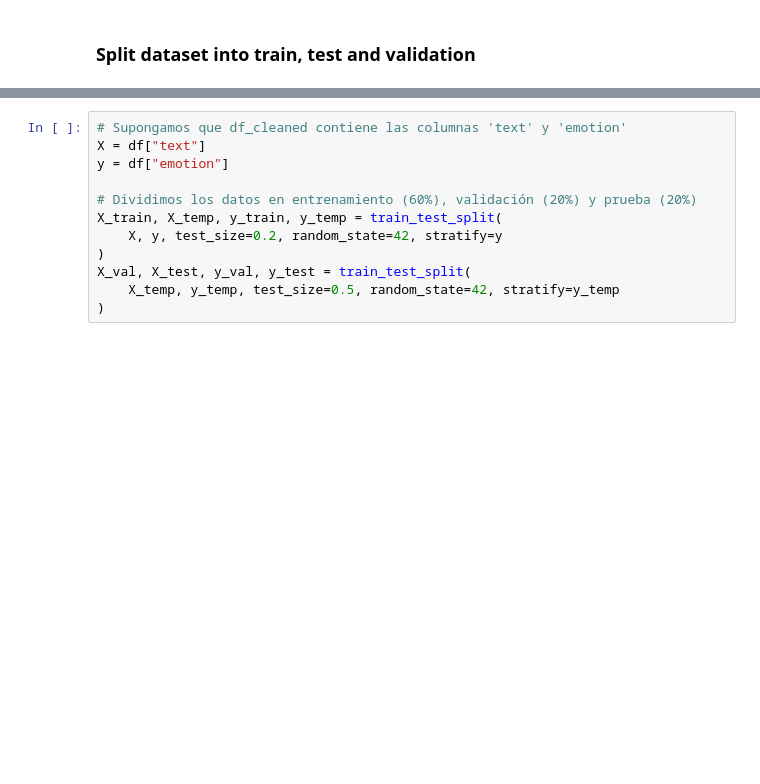
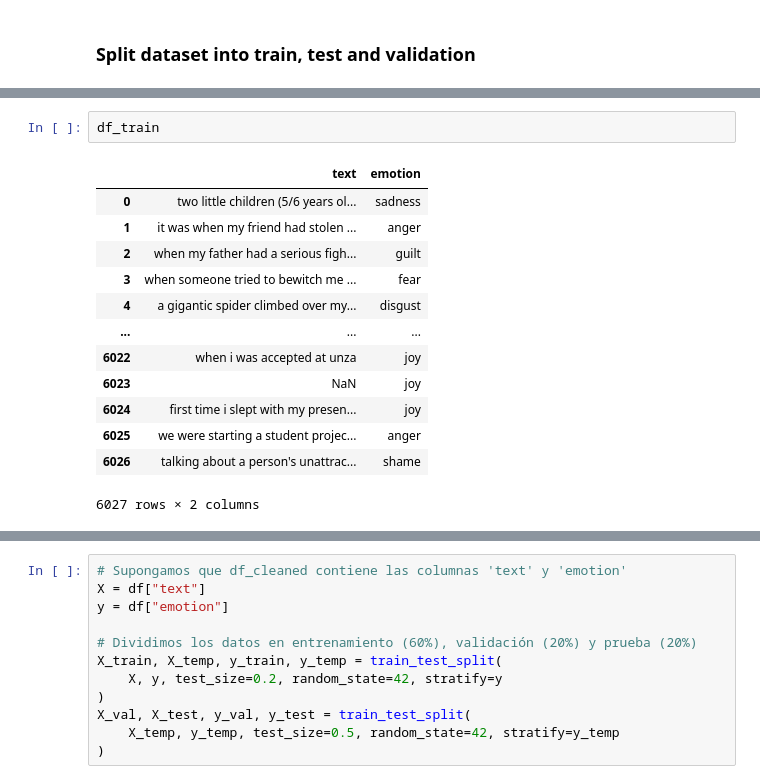
Before and after one commit to dlopeza98/TrabajoGradosEAFIT, a Jupyter notebook: src/trabajogradoseafit/notebooks/ML_Models.ipynb, the cells around one changed output, grey strips where cells are left out. Saved outputs shown, nothing was run; the diff lists cells and outputs as text; blank space fills up the shorter version.

```diff
--- a/src/trabajogradoseafit/notebooks/ML_Models.ipynb
+++ b/src/trabajogradoseafit/notebooks/ML_Models.ipynb
@@ -56,0 +126,16 @@ Se van a utilizar los modelos de `support vector machine`, `decision tree classi
+# %%
+df_train
+# %% [output]
+|  | text | emotion |
+| 0 | two little children (5/6 years ol... | sadness |
+| 1 | it was when my friend had stolen ... | anger |
+| 2 | when my father had a serious figh... | guilt |
+| 3 | when someone tried to bewitch me ... | fear |
+| 4 | a gigantic spider climbed over my... | disgust |
+| ... | ... | ... |
+| 6022 | when i was accepted at unza | joy |
+| 6023 | NaN | joy |
+| 6024 | first time i slept with my presen... | joy |
+| 6025 | we were starting a student projec... | anger |
+| 6026 | talking about a person's unattrac... | shame |
+6027 rows × 2 columns
```
Also changed, not shown: parts of 8 cells of this notebook, 14 other files.
